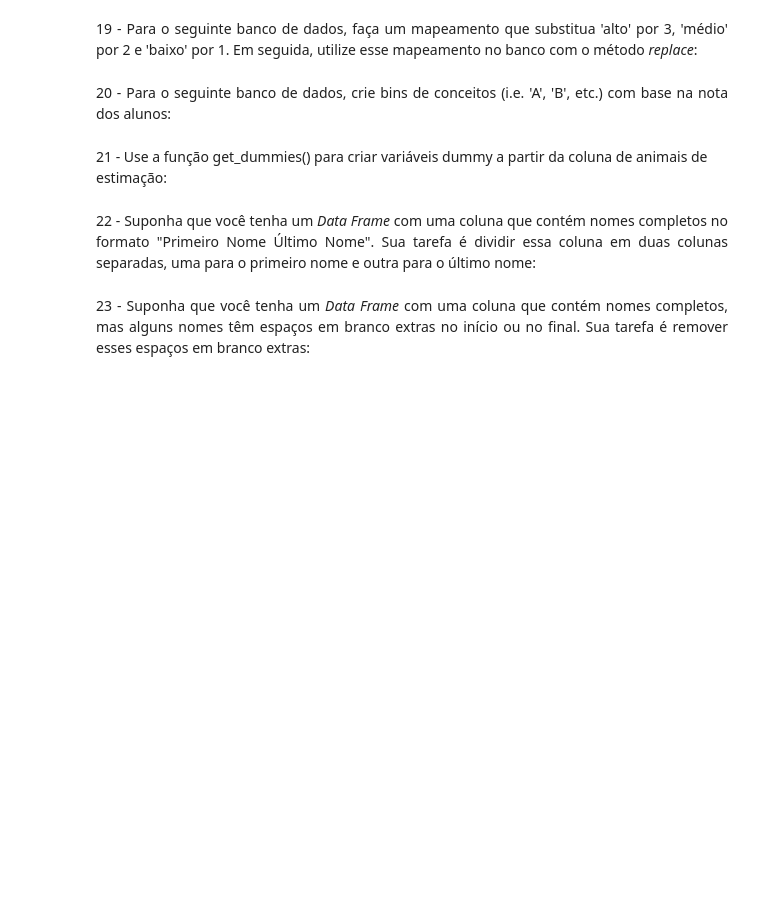
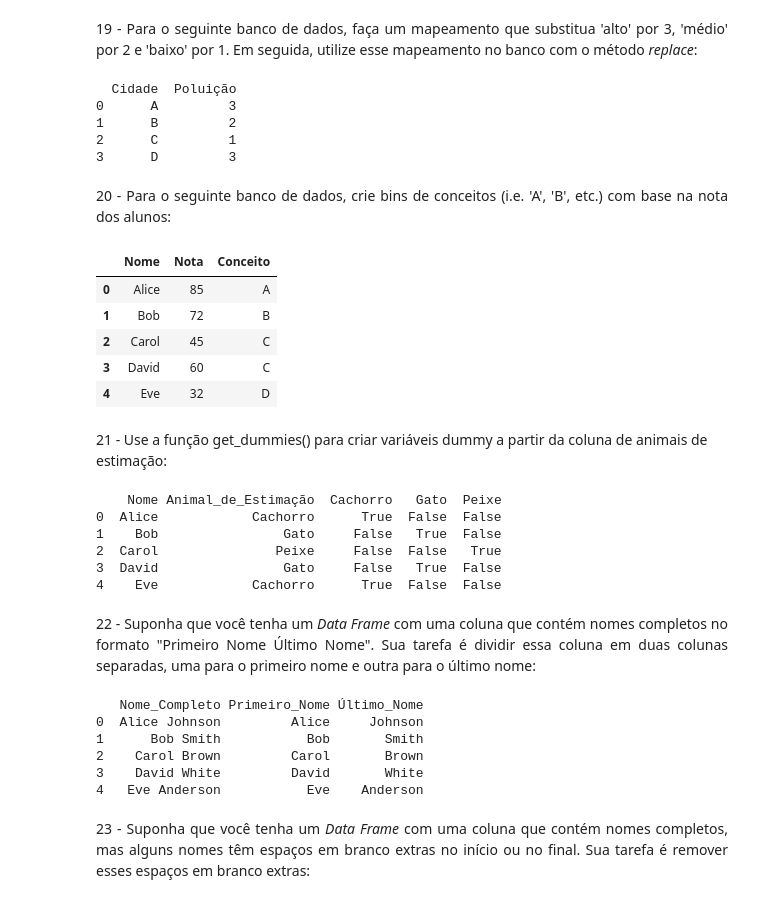
Before and after one commit to PedroSchmalz/FLP0478, a Jupyter notebook: book/aulas/aula4/lab4_gabarito.ipynb, the cells around one changed output. Drawn from its saved outputs; the diff is of its cells as text; code cells hidden in the pictures; blank space fills up the shorter version.

```diff
--- a/book/aulas/aula4/lab4_gabarito.ipynb
+++ b/book/aulas/aula4/lab4_gabarito.ipynb
@@ -840,14 +963,43 @@ data = {'Cidade': ['A', 'B', 'C', 'D'],
         'Poluição': ['Alto', 'Médio', 'Baixo', 'Alto']}
 
 df = pd.DataFrame(data)
+
+# Mapeie as representações de texto para valores numéricos
+mapeamento = {'Alto': 3, 'Médio': 2, 'Baixo': 1}
+df['Poluição'] = df['Poluição'].replace(mapeamento)
+
+# Exiba o DataFrame após a substituição
+print(df)
+# %% [output]
+  Cidade  Poluição
+0      A         3
+1      B         2
+2      C         1
+3      D         3
 # %% [markdown]
 <p align="justify">20 - Para o seguinte banco de dados, crie bins de conceitos (i.e. 'A', 'B', etc.) com base na nota dos alunos:
 # %%
 
 data = {'Nome': ['Alice', 'Bob', 'Carol', 'David', 'Eve'],
         'Nota': [85, 72, 45, 60, 32]}
 
 df = pd.DataFrame(data)
+
+# Defina os intervalos das notas
+faixas_etarias = [0, 18, 40, 60, 84, float('inf')]  # Intervalos
+
+# Crie uma nova coluna com as faixas etárias
+df['Conceito'] = pd.cut(df['Nota'], bins=faixas_etarias, labels=['E', 'D', 'C', 'B', 'A'])
+
+
+df
+# %% [output]
+|  | Nome | Nota | Conceito |
+| 0 | Alice | 85 | A |
+| 1 | Bob | 72 | B |
+| 2 | Carol | 45 | C |
+| 3 | David | 60 | C |
+| 4 | Eve | 32 | D |
 # %% [markdown]
 21 - Use a função get_dummies() para criar variáveis dummy a partir da coluna de animais de estimação:
 # %%
@@ -855,6 +1007,22 @@ data = {'Nome': ['Alice', 'Bob', 'Carol', 'David', 'Eve'],
         'Animal_de_Estimação': ['Cachorro', 'Gato', 'Peixe', 'Gato', 'Cachorro']}
 
 df = pd.DataFrame(data)
+
+# Crie variáveis dummy para o tipo de animal de estimação
+df_dummies = pd.get_dummies(df['Animal_de_Estimação'])
+
+# Concatene as variáveis dummy com o DataFrame original
+df = pd.concat([df, df_dummies], axis=1)
+
+# Exiba o DataFrame com as novas variáveis dummy
+print(df)
+# %% [output]
+    Nome Animal_de_Estimação  Cachorro   Gato  Peixe
+0  Alice            Cachorro      True  False  False
+1    Bob                Gato     False   True  False
+2  Carol               Peixe     False  False   True
+3  David                Gato     False   True  False
+4    Eve            Cachorro      True  False  False
 # %% [markdown]
 <p align="justify">22 - Suponha que você tenha um <i>Data Frame</i> com uma coluna que contém nomes completos no formato "Primeiro Nome Último Nome". Sua tarefa é dividir essa coluna em duas colunas separadas, uma para o primeiro nome e outra para o último nome:
 # %%
@@ -863,6 +1031,18 @@ import pandas as pd
 data = {'Nome_Completo': ['Alice Johnson', 'Bob Smith', 'Carol Brown', 'David White', 'Eve Anderson']}
 
 df = pd.DataFrame(data)
+
+# Divida a coluna "Nome_Completo" em "Primeiro_Nome" e "Último_Nome"
+df[['Primeiro_Nome', 'Último_Nome']] = df['Nome_Completo'].str.split(' ', n=1, expand=True)
+
+print(df)
+# %% [output]
+   Nome_Completo Primeiro_Nome Último_Nome
+0  Alice Johnson         Alice     Johnson
+1      Bob Smith           Bob       Smith
+2    Carol Brown         Carol       Brown
+3    David White         David       White
+4   Eve Anderson           Eve    Anderson
 # %% [markdown]
 <p align="justify">23 - Suponha que você tenha um <i>Data Frame</i> com uma coluna que contém nomes completos, mas alguns nomes têm espaços em branco extras no início ou no final. Sua tarefa é remover esses espaços em branco extras:
 # %%
```
Also changed, not shown: parts of 32 cells of this notebook, 1 other file.
